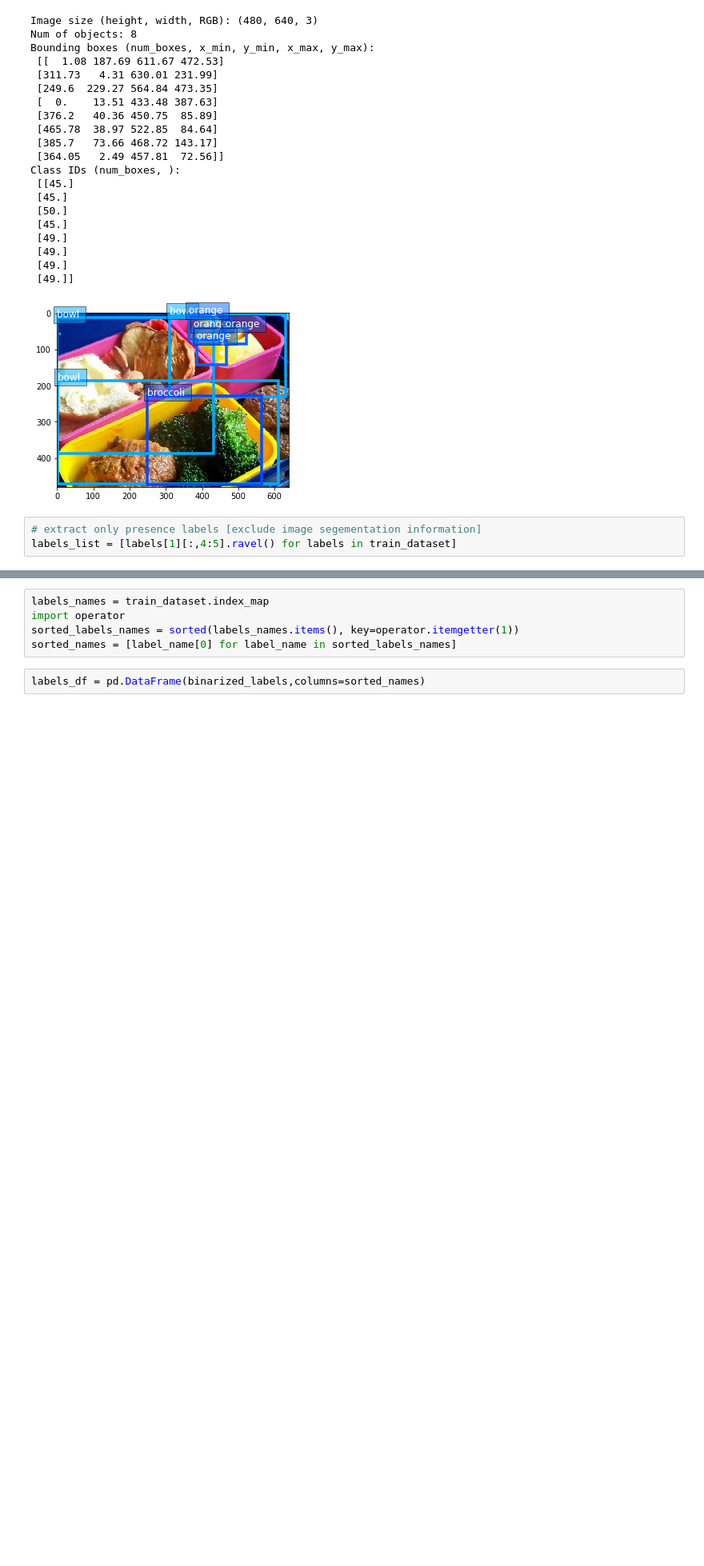
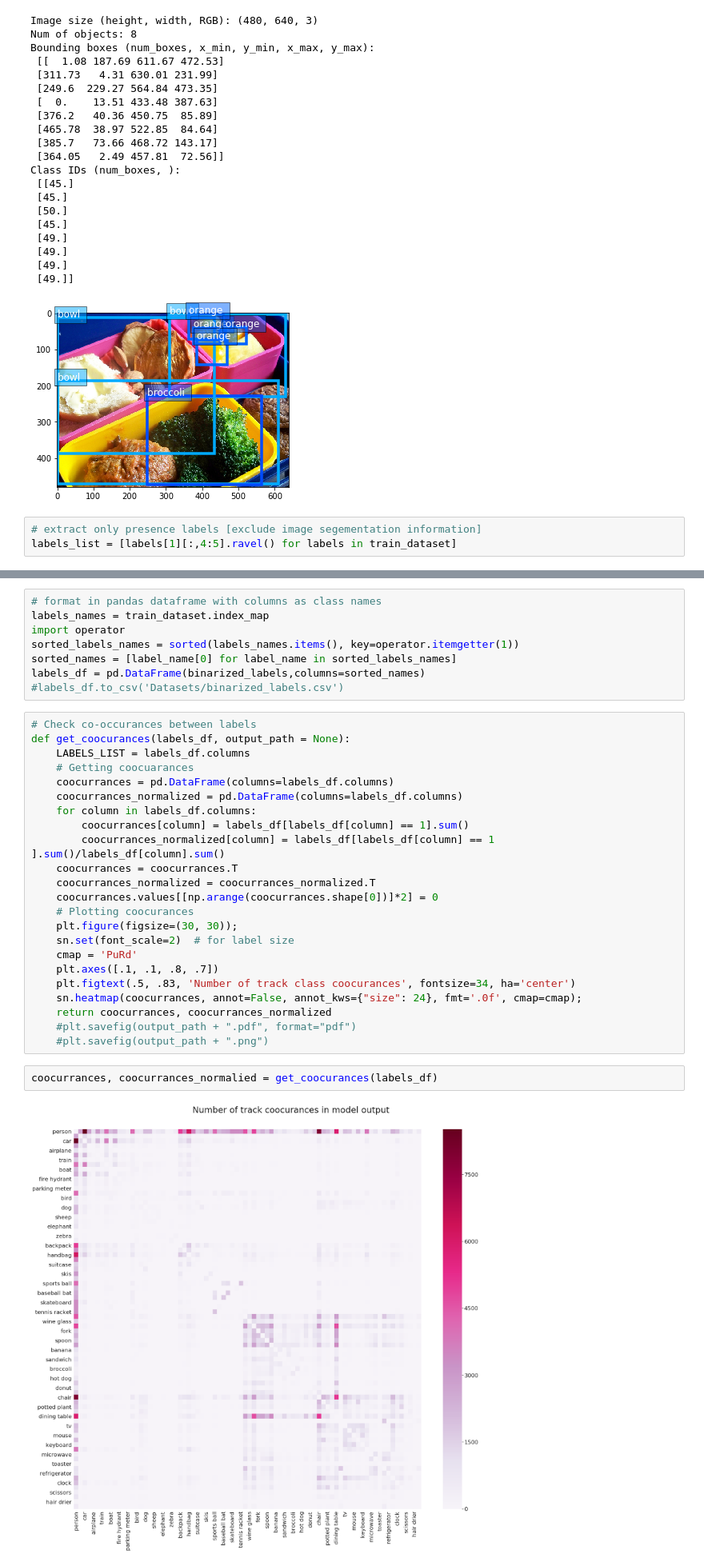
Before and after one commit to KarimMibrahim/mlml_weightedLoss, a Jupyter notebook: MScoco_experiment.ipynb, the cells around one changed output, grey strips where cells are left out. Shown at 80% size. Saved outputs shown, nothing was run; the diff lists cells and outputs as text; blank space fills up the shorter version.

```diff
--- a/MScoco_experiment.ipynb
+++ b/MScoco_experiment.ipynb
@@ -72,9 +73,37 @@ from sklearn.preprocessing import MultiLabelBinarizer
 mlb = MultiLabelBinarizer()
 binarized_labels = mlb.fit_transform(labels_list)
 # %%
+# format in pandas dataframe with columns as class names
 labels_names = train_dataset.index_map
 import operator
 sorted_labels_names = sorted(labels_names.items(), key=operator.itemgetter(1))
 sorted_names = [label_name[0] for label_name in sorted_labels_names]
+labels_df = pd.DataFrame(binarized_labels,columns=sorted_names)
+#labels_df.to_csv('Datasets/binarized_labels.csv')
-# %%
-labels_df = pd.DataFrame(binarized_labels,columns=sorted_names)
+# %%
+# Check co-occurances between labels
+def get_coocurances(labels_df, output_path = None):
+    LABELS_LIST = labels_df.columns
+    # Getting coocuarances
+    coocurrances = pd.DataFrame(columns=labels_df.columns)
+    coocurrances_normalized = pd.DataFrame(columns=labels_df.columns)
+    for column in labels_df.columns:
+        coocurrances[column] = labels_df[labels_df[column] == 1].sum()
+        coocurrances_normalized[column] = labels_df[labels_df[column] == 1 ].sum()/labels_df[column].sum()
+    coocurrances = coocurrances.T
+    coocurrances_normalized = coocurrances_normalized.T
+    coocurrances.values[[np.arange(coocurrances.shape[0])]*2] = 0
+    # Plotting coocurances
+    plt.figure(figsize=(30, 30));
+    sn.set(font_scale=2)  # for label size
+    cmap = 'PuRd'
+    plt.axes([.1, .1, .8, .7])
+    plt.figtext(.5, .83, 'Number of track class coocurances', fontsize=34, ha='center')
+    sn.heatmap(coocurrances, annot=False, annot_kws={"size": 24}, fmt='.0f', cmap=cmap);
+    return coocurrances, coocurrances_normalized
+    #plt.savefig(output_path + ".pdf", format="pdf")
+    #plt.savefig(output_path + ".png")
+# %%
+coocurrances, coocurrances_normalied = get_coocurances(labels_df)
+# %% [output]
+[figure, added]
```
Also changed, not shown: parts of 24 cells of this notebook, 1 other file.
